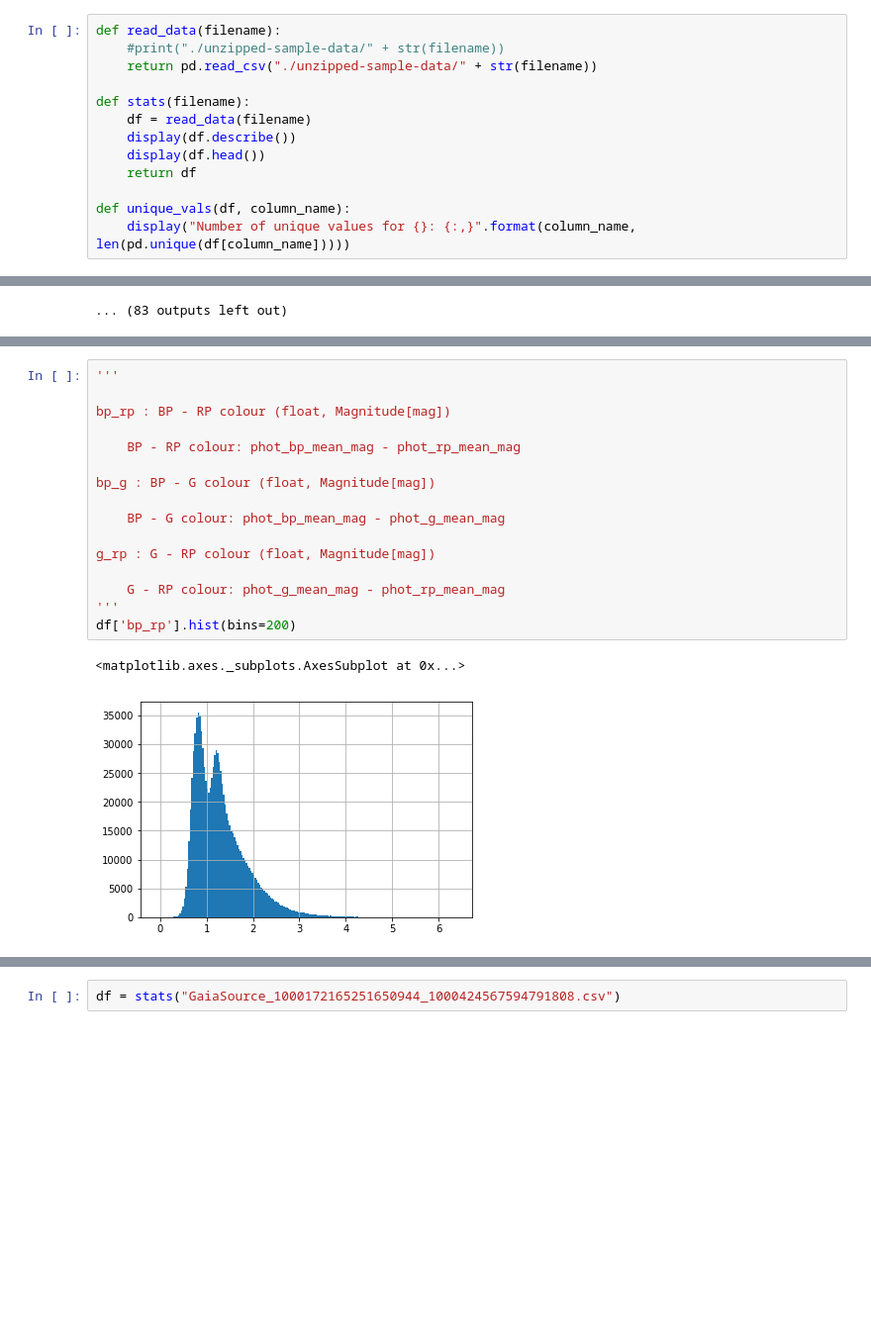
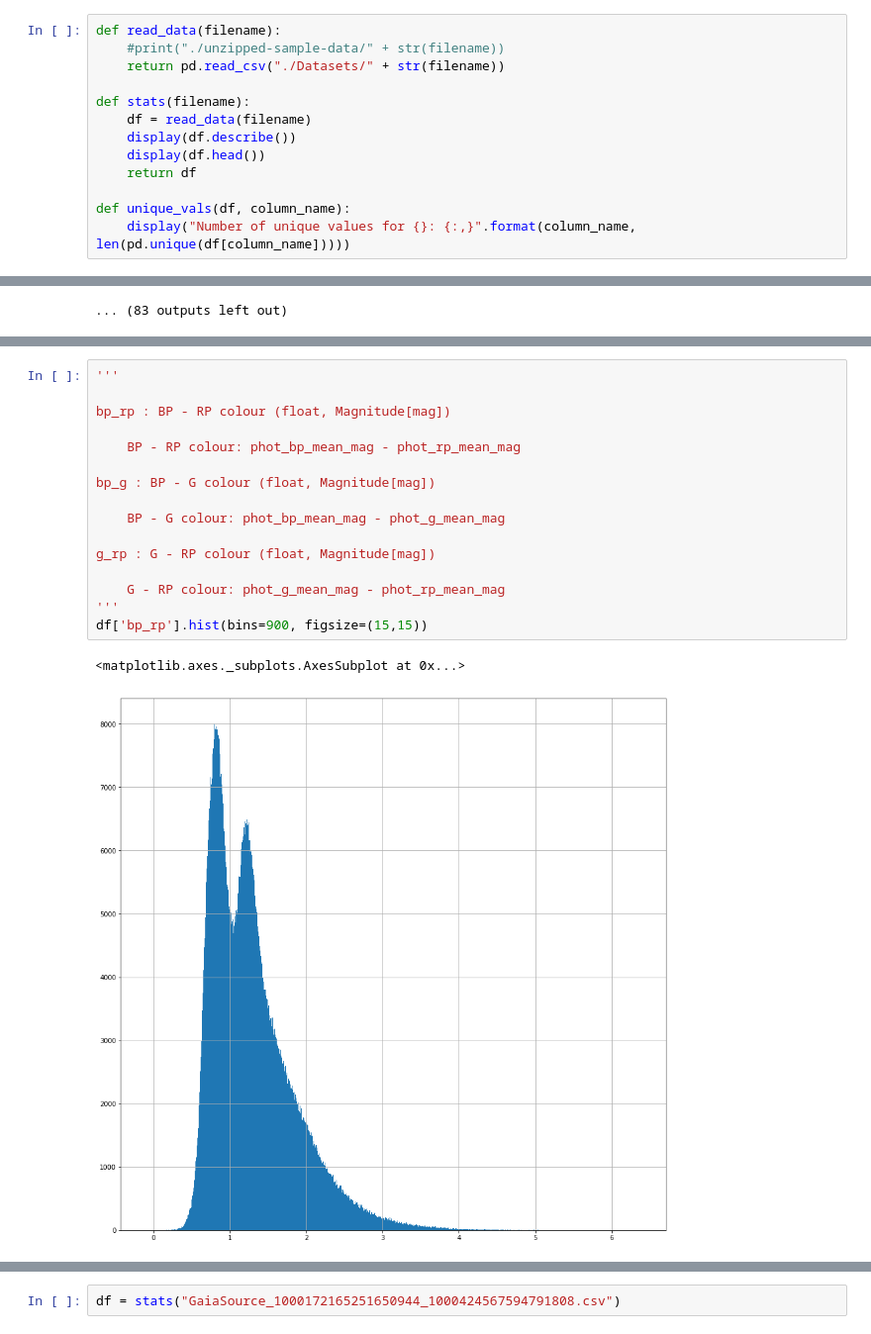
Before and after one commit to JSitter/gaia_visualization_notebook, a Jupyter notebook: Basic Descriptive Stats.ipynb, the cells around one changed output, grey strips where cells are left out. Shown at 99% size. Drawn from its saved outputs; the diff is of its cells as text; blank space fills up the shorter version.

```diff
--- a/Basic Descriptive Stats.ipynb
+++ b/Basic Descriptive Stats.ipynb
@@ -6,7 +6,7 @@ import matplotlib.pyplot as plt
 # %%
 def read_data(filename):
     #print("./unzipped-sample-data/" + str(filename))
-    return pd.read_csv("./unzipped-sample-data/" + str(filename))
+    return pd.read_csv("./Datasets/" + str(filename))
 
 def stats(filename):
     df = read_data(filename)
@@ -175,20 +175,20 @@ df["phot_g_n_obs"].hist(bins=200)
 # %%
 '''
 
 bp_rp : BP - RP colour (float, Magnitude[mag])
 
     BP - RP colour: phot_bp_mean_mag - phot_rp_mean_mag
 
 bp_g : BP - G colour (float, Magnitude[mag])
 
     BP - G colour: phot_bp_mean_mag - phot_g_mean_mag
 
 g_rp : G - RP colour (float, Magnitude[mag])
 
     G - RP colour: phot_g_mean_mag - phot_rp_mean_mag
 '''
-df['bp_rp'].hist(bins=200)
+df['bp_rp'].hist(bins=900, figsize=(15,15))
 # %% [output]
 <matplotlib.axes._subplots.AxesSubplot at 0x...>
-[figure, old version]
+[figure, new version]
 # %%
```
Also changed, not shown: parts of 32 cells of this notebook.
